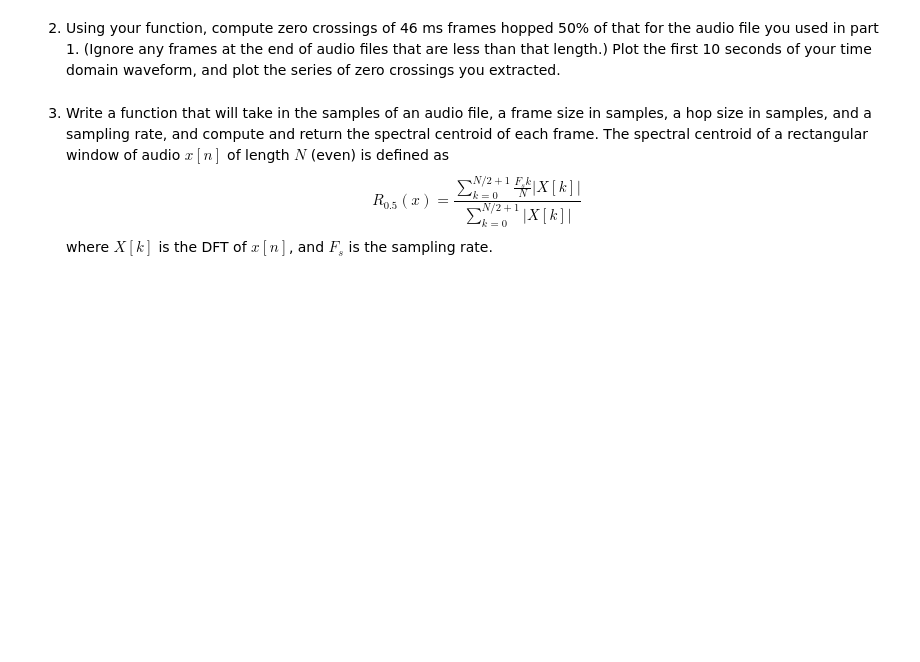
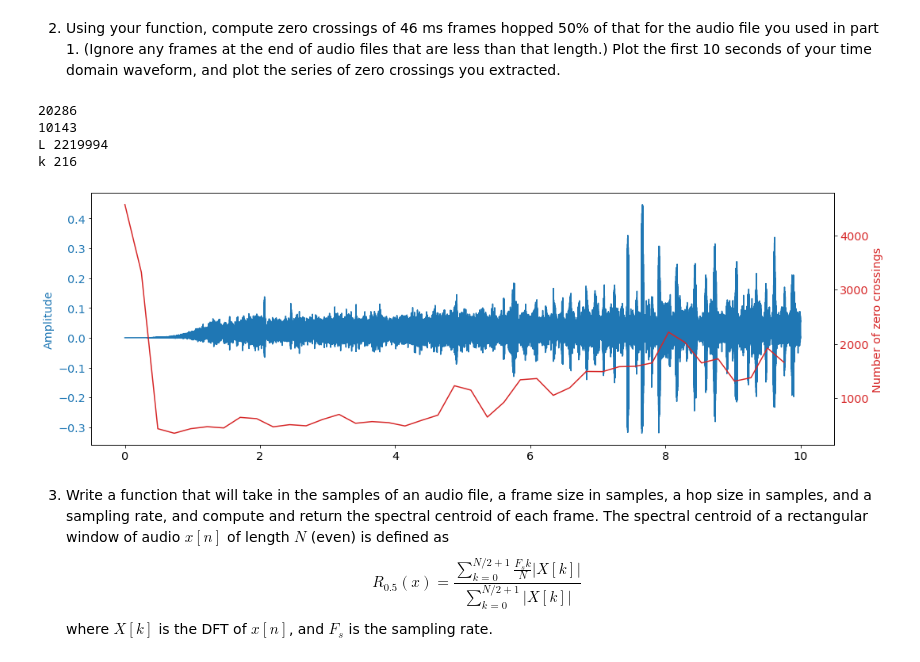
Before and after one commit to sergi-andreu/MusicInformatics, a Jupyter notebook: Lab 1 Signal processings/DT2470_lab01.ipynb, the cells around one changed output. Drawn from its saved outputs; the diff is of its cells as text; code cells hidden in the pictures; blank space fills up the shorter version.

```diff
--- a/Lab 1 Signal processings/DT2470_lab01.ipynb
+++ b/Lab 1 Signal processings/DT2470_lab01.ipynb
@@ -306,3 +345,49 @@ ax.set(title='Mel-frequency spectrogram, Power magnitude - 25 ms Hann window - 1
+# %%
+# add your code below
+
+window_time_frame = 0.46
+frame_size = int(sample_rate * window_time_frame)
+hop_size = int(frame_size / 2)
+
+time = 10
+time_size = int(time * sample_rate)
+
+print(frame_size)
+print(hop_size)
+
+nzeros = slice_and_count_zeros(samples[0], frame_size, hop_size)
+nsamples = int( (time_size - frame_size) / hop_size)
+
+nzeros = nzeros[:nsamples]
+
+sample = samples[0][:time_size]
+
+
+fig, ax1 = plt.subplots()
+
+
+color = 'tab:blue'
+ax1.set_ylabel('Amplitude', color=color)  # we already handled the x-label with ax1
+ax1.plot(time_axis2, sample, color=color)
+ax1.tick_params(axis='y', labelcolor=color)
+
+
+ax2 = ax1.twinx()  # instantiate a second axes that shares the same x-axis
+
+color = 'tab:red'
+ax2.set_xlabel('time (s)')
+ax2.set_ylabel('Number of zero crossings', color=color)
+ax2.plot(time_axis1, nzeros, color=color)
+ax2.tick_params(axis='y', labelcolor=color)
+
+fig.tight_layout()  # otherwise the right y-label is slightly clipped
+plt.show()
+# %% [output]
+20286
+10143
+L 2219994
+k 216
+[figure, added]
 # %% [markdown]
 3. Write a function that will take in the samples of an audio file, a frame size in samples, a hop size in samples, and a sampling rate, and compute and return the spectral centroid of each frame. The spectral centroid of a rectangular window of audio $x[n]$ of length $N$ (even) is defined as
 $$ R_{0.5}(x) = \frac{\sum_{k=0}^{N/2+1} \frac{F_s k}{N} |X[k]|}{\sum_{k=0}^{N/2+1} |X[k]|} $$
```
Also changed, not shown: parts of 3 cells of this notebook, 4 other files.
